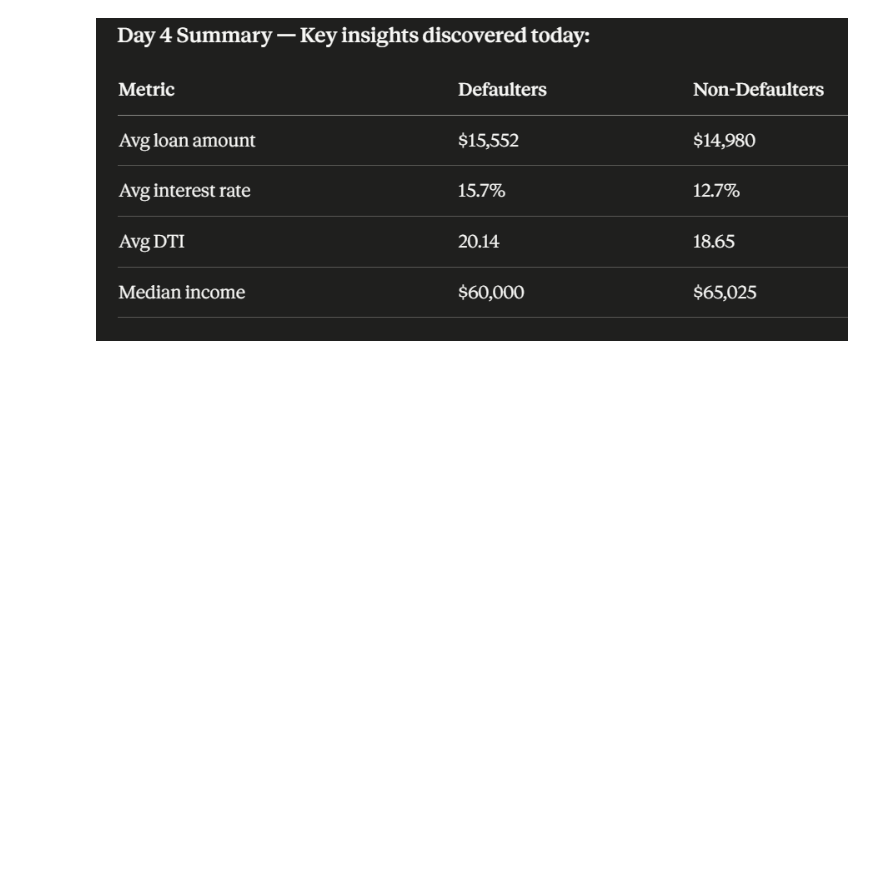
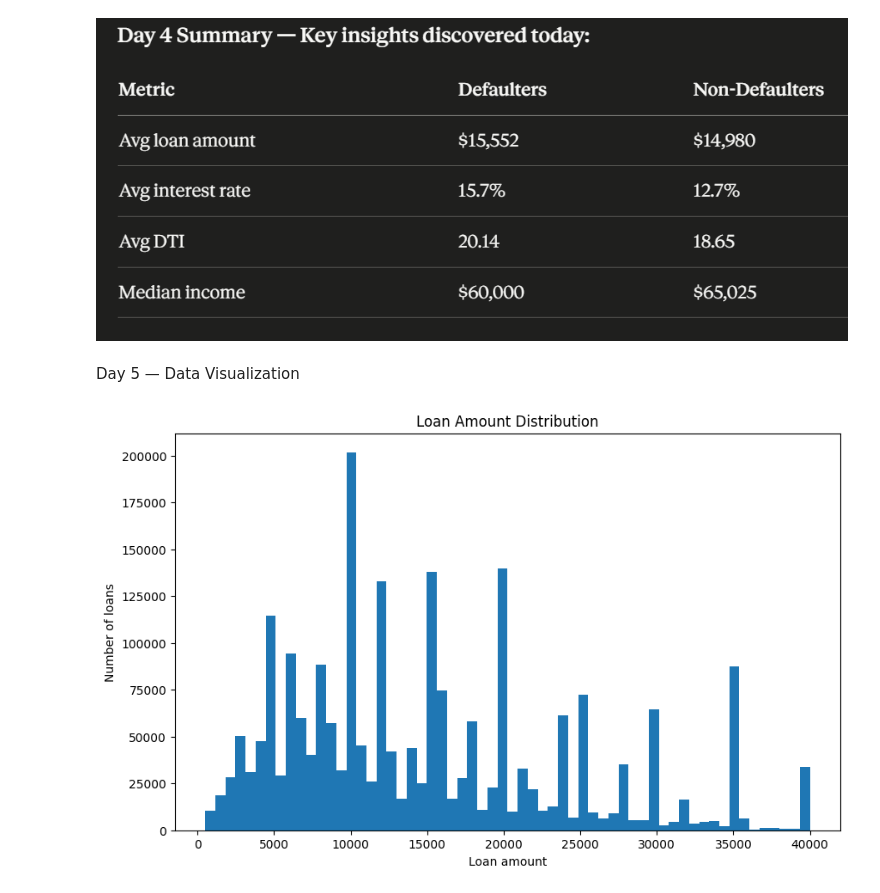
Before and after one commit to septembershashanksharma-hub/finsight-ai, a Jupyter notebook: week1_foundation.ipynb, the cells around one changed output. Saved outputs shown, nothing was run; the diff lists cells and outputs as text; code cells hidden in the pictures; blank space fills up the shorter version.

Commit message:
Week 1: Day 5 - built 5 visualizations, saved to reports folder

```diff
--- a/week1_foundation.ipynb
+++ b/week1_foundation.ipynb
@@ -521,3 +521,5 @@ So 90% of borrowers earn less than $130,000. That means anyone above $130K is in
 Every single metric points in the same direction, defaulters borrow more, pay higher rates, have higher debt burden, and earn less. This is your first complete risk profile.
 # %% [markdown]
 ![image.png](attachment:image.png)
+# %% [markdown]
+Day 5 — Data Visualization
@@ -523,0 +529,10 @@ Every single metric points in the same direction, defaulters borrow more, pay hi
+# %%
+plt.figure(figsize=(10, 6))
+plt.hist(df['loan_amnt'], bins=60)
+plt.title('Loan Amount Distribution')
+plt.xlabel('Loan amount')
+plt.ylabel('Number of loans')
+plt.savefig('reports/loan_amount_distribution.png')
+plt.show()
+# %% [output]
+[figure, added]
```
Also changed, not shown: parts of 6 cells of this notebook, 5 other files.
